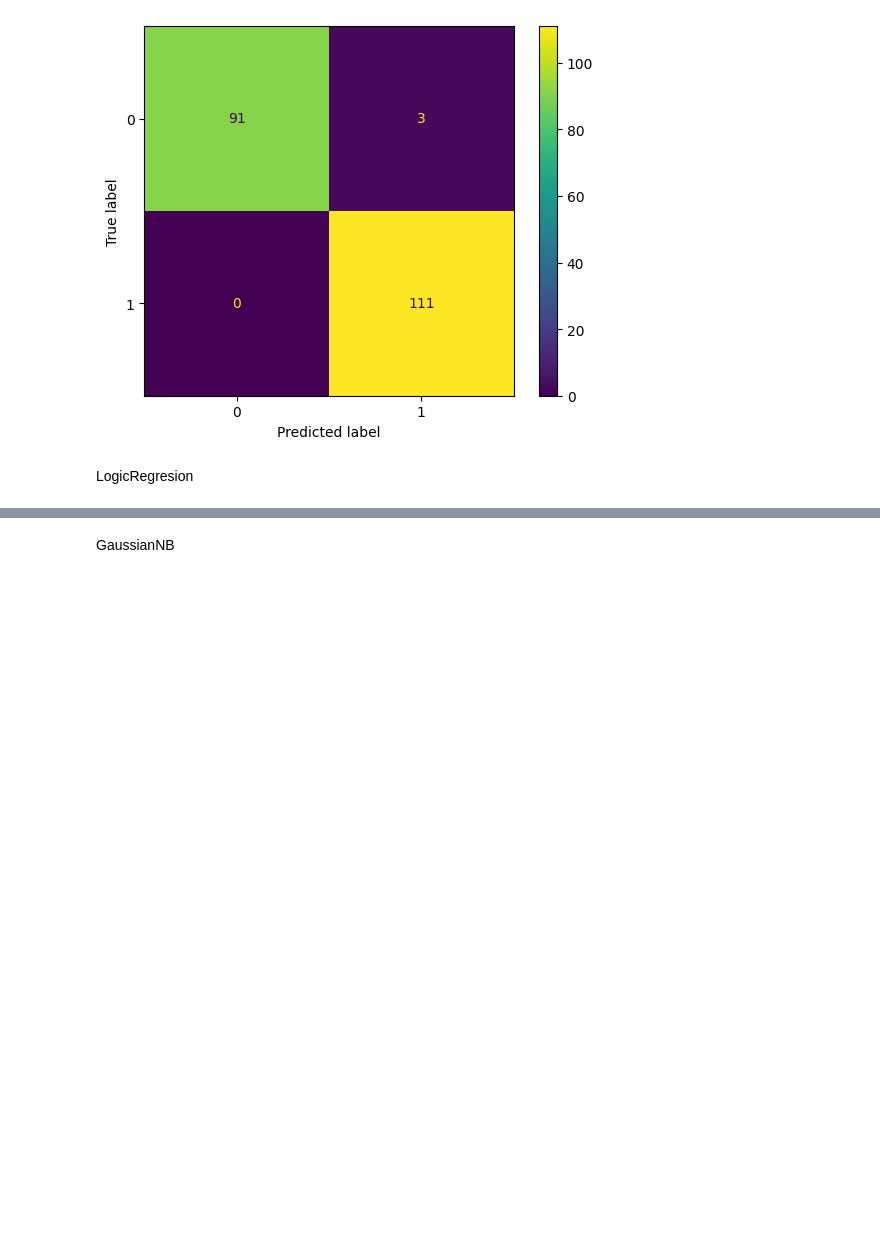
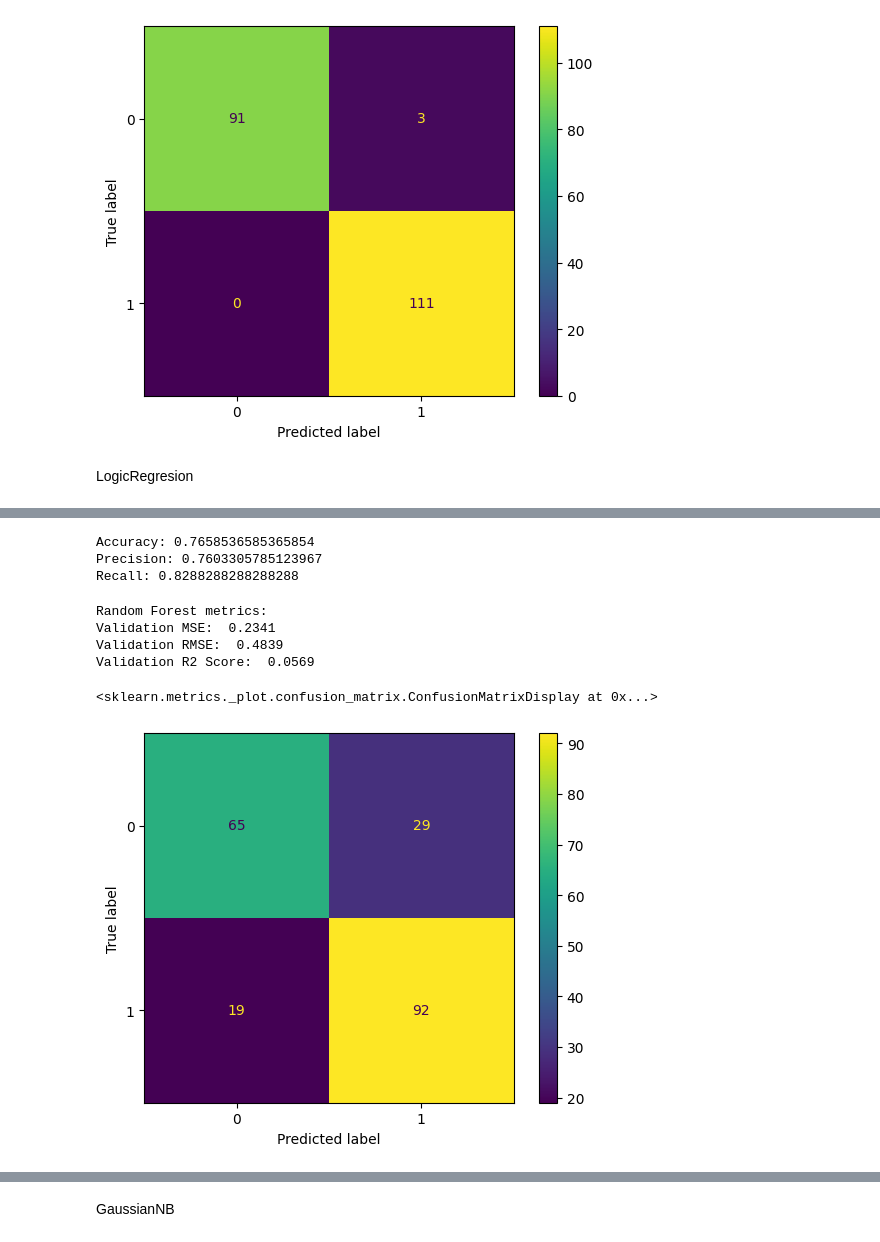
Before and after one commit to binda7/Heart-prediction, a Jupyter notebook: heart.ipynb, the cells around one changed output, grey strips where cells are left out. Drawn from its saved outputs; the diff is of its cells as text; code cells hidden in the pictures; blank space fills up the shorter version.

```diff
--- a/heart.ipynb
+++ b/heart.ipynb
@@ -183,0 +186,3 @@ LogicRegresion
+# %%
+model_logreg = LogisticRegression(random_state=80)
+model_logreg.fit(X_train, Y_train)
@@ -183,0 +198,33 @@ LogicRegresion
+# %%
+y_pred = model_logreg.predict(X_test)
+# %%
+accuracy = accuracy_score(Y_test, y_pred)
+precision = precision_score(Y_test, y_pred)
+recall = recall_score(Y_test, y_pred)
+
+print("Accuracy:", accuracy)
+print("Precision:", precision)
+print("Recall:", recall)
+# %% [output]
+Accuracy: 0.7658536585365854
+Precision: 0.7603305785123967
+Recall: 0.8288288288288288
+# %%
+mse_rf = mean_squared_error(Y_test, y_pred)
+rmse_rf = np.sqrt(mse_rf)
+r2_rf = r2_score(Y_test, y_pred)
+print("Random Forest metrics:")
+print("Validation MSE:", f'{mse_rf: .4f}')
+print("Validation RMSE:", f'{rmse_rf: .4f}')
+print("Validation R2 Score:", f'{r2_rf: .4f}')
+# %% [output]
+Random Forest metrics:
+Validation MSE:  0.2341
+Validation RMSE:  0.4839
+Validation R2 Score:  0.0569
+# %%
+cm = confusion_matrix(Y_test, y_pred)
+ConfusionMatrixDisplay(confusion_matrix=cm).plot()
+# %% [output]
+<sklearn.metrics._plot.confusion_matrix.ConfusionMatrixDisplay at 0x...>
+[figure, added]
```
Also changed, not shown: parts of 10 cells of this notebook.
